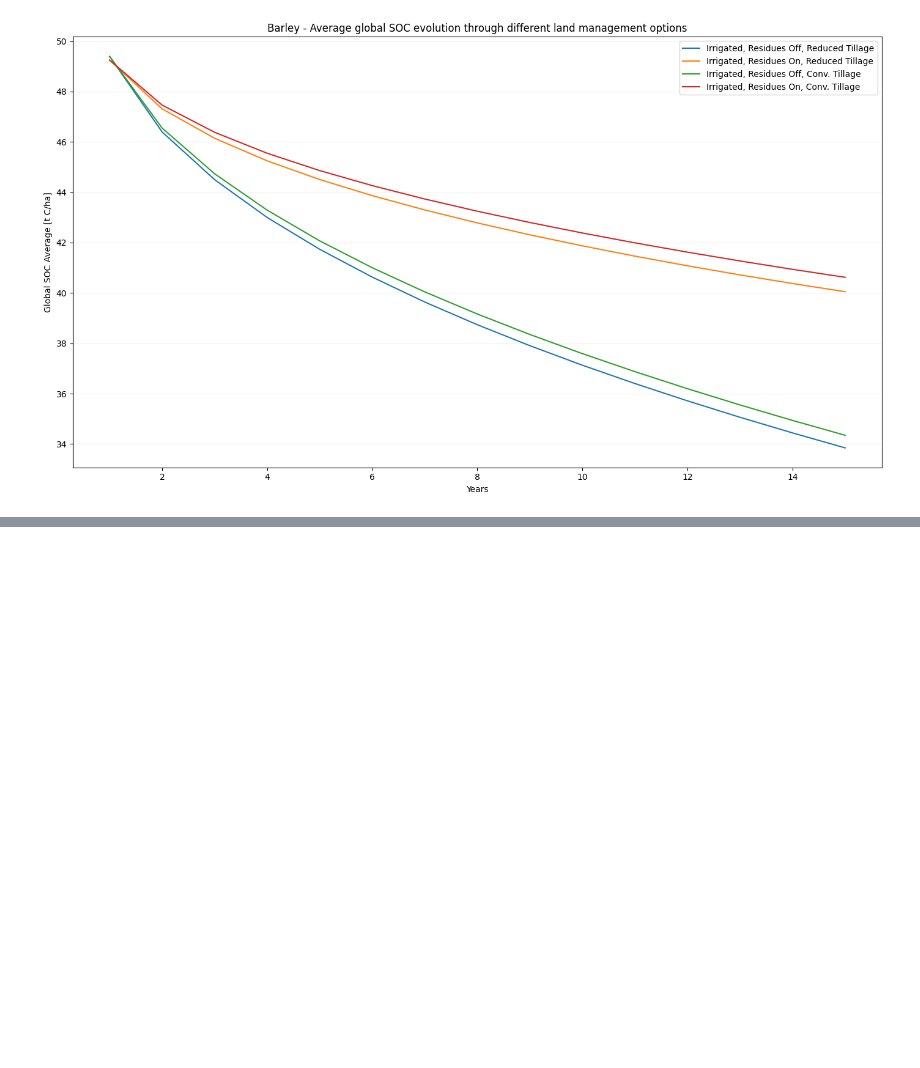
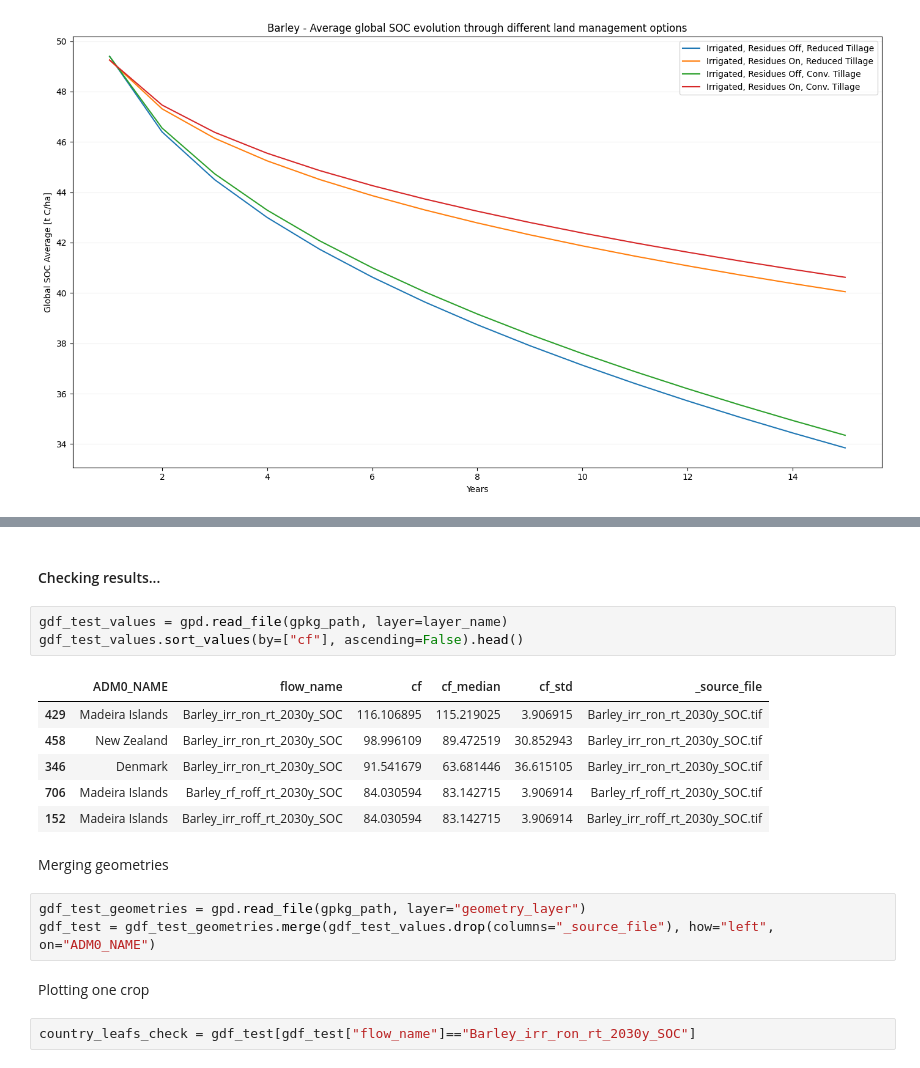
Before and after one commit to cloyolaangosto/SBTN_Land_LEAFs, a Jupyter notebook: documentation/SOC_LEAFs_ReducedTillage.ipynb, the cells around one changed output, grey strips where cells are left out. Drawn from its saved outputs; the diff is of its cells as text; blank space fills up the shorter version.

```diff
--- a/documentation/SOC_LEAFs_ReducedTillage.ipynb
+++ b/documentation/SOC_LEAFs_ReducedTillage.ipynb
@@ -282,0 +332,21 @@ mp.plot_average_band_values(scenarios_tif, labels, "Barley - Average global SOC
+# %% [markdown]
+#### Checking results...
+# %%
+gdf_test_values = gpd.read_file(gpkg_path, layer=layer_name)
+gdf_test_values.sort_values(by=["cf"], ascending=False).head()
+# %% [output]
+|  | ADM0_NAME | flow_name | cf | cf_median | cf_std | _source_file |
+| 429 | Madeira Islands | Barley_irr_ron_rt_2030y_SOC | 116.106895 | 115.219025 | 3.906915 | Barley_irr_ron_rt_2030y_SOC.tif |
+| 458 | New Zealand | Barley_irr_ron_rt_2030y_SOC | 98.996109 | 89.472519 | 30.852943 | Barley_irr_ron_rt_2030y_SOC.tif |
+| 346 | Denmark | Barley_irr_ron_rt_2030y_SOC | 91.541679 | 63.681446 | 36.615105 | Barley_irr_ron_rt_2030y_SOC.tif |
+| 706 | Madeira Islands | Barley_rf_roff_rt_2030y_SOC | 84.030594 | 83.142715 | 3.906914 | Barley_rf_roff_rt_2030y_SOC.tif |
+| 152 | Madeira Islands | Barley_irr_roff_rt_2030y_SOC | 84.030594 | 83.142715 | 3.906914 | Barley_irr_roff_rt_2030y_SOC.tif |
+# %% [markdown]
+Merging geometries
+# %%
+gdf_test_geometries = gpd.read_file(gpkg_path, layer="geometry_layer")
+gdf_test = gdf_test_geometries.merge(gdf_test_values.drop(columns="_source_file"), how="left", on="ADM0_NAME")
+# %% [markdown]
+Plotting one crop
+# %%
+country_leafs_check = gdf_test[gdf_test["flow_name"]=="Barley_irr_ron_rt_2030y_SOC"]
```
Also changed, not shown: parts of 10 cells of this notebook, 2 other files.
